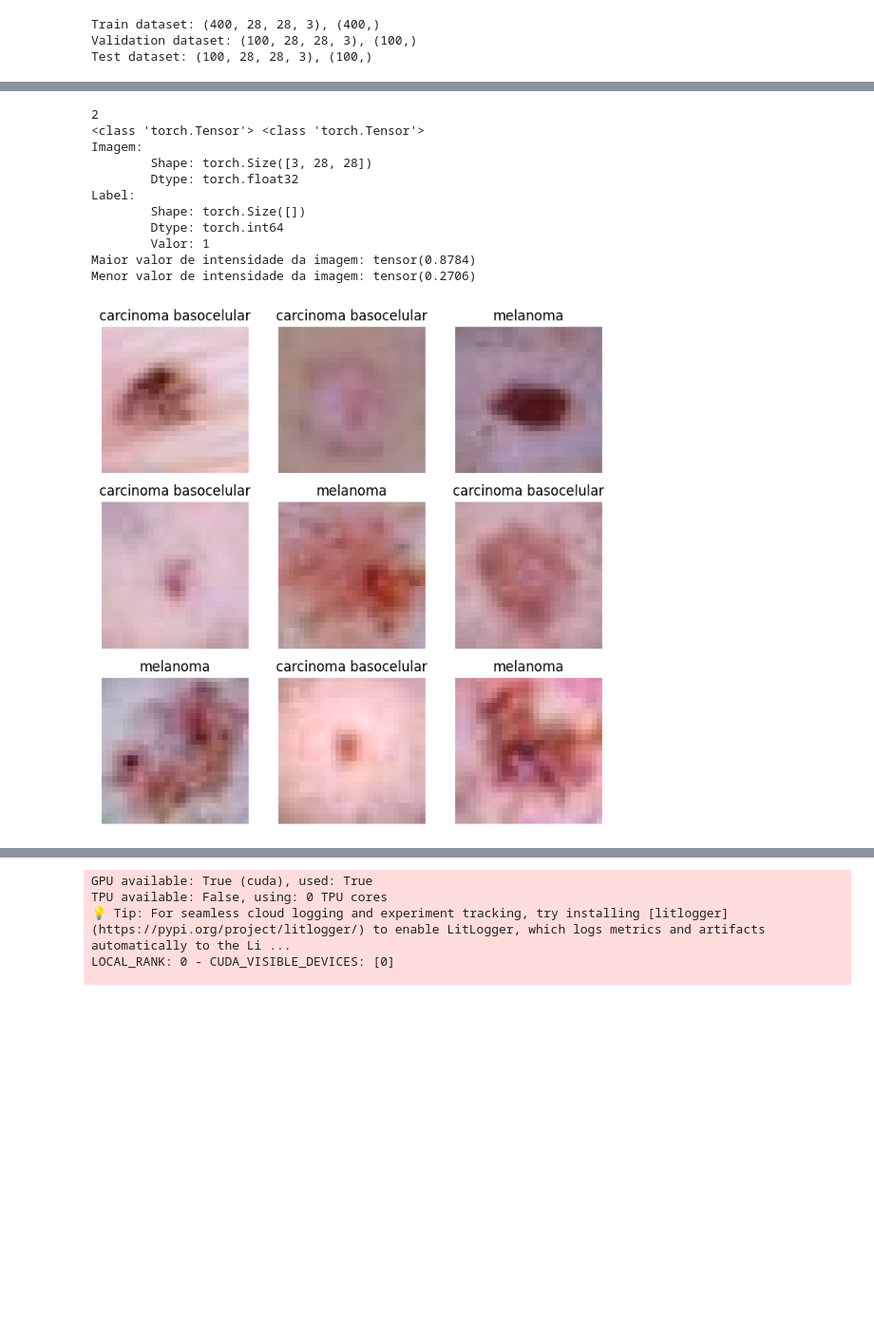
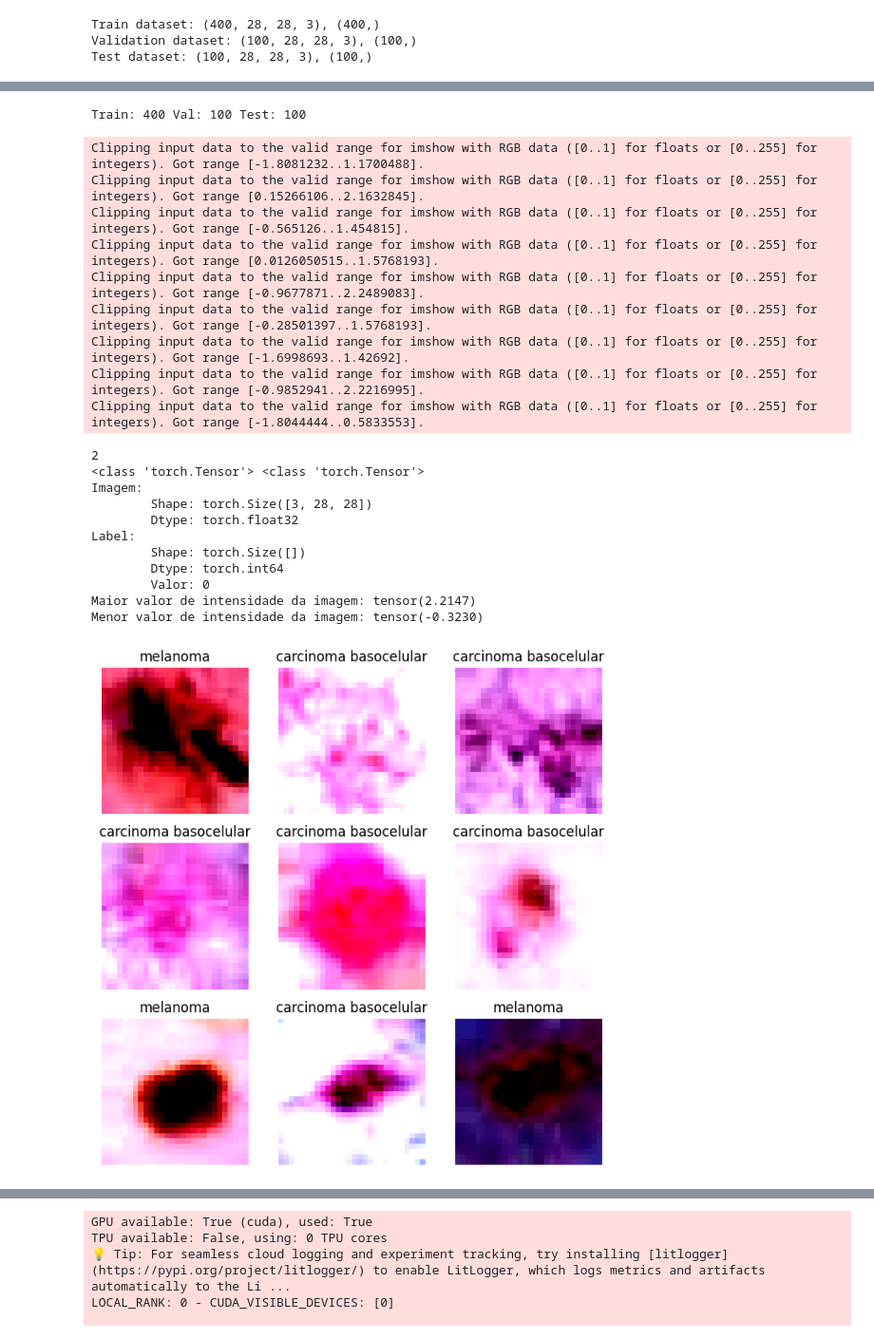
Before and after one commit to UNICAMP-EA979/2026s1-pi05-cnn-leticialopesms, a Jupyter notebook: Atividade.ipynb, the cells around one changed output, grey strips where cells are left out. Shown at 95% size. Drawn from its saved outputs; the diff is of its cells as text; code cells hidden in the pictures; blank space fills up the shorter version.

```diff
--- a/Atividade.ipynb
+++ b/Atividade.ipynb
@@ -792,41 +745,85 @@ Train: 400 Val: 100 Test: 100
+# %%
+data_transforms = {
+    'train': transforms.Compose([
+        # Transformações geométricas
+        transforms.RandomHorizontalFlip(p=0.5), # Flip horizontal
+        transforms.RandomVerticalFlip(p=0.5),   # Flip vertical
+        # Transformação de intensidade
+        transforms.ColorJitter(brightness=0.2, contrast=0.2, saturation=0.1),  # Variação de iluminação
+        transforms.ConvertImageDtype(torch.float32),    # Garante que as imagens sejam float32
+        transforms.Normalize([0.485, 0.456, 0.406], [0.229, 0.224, 0.225])  # Normalização ImageNet
+    ]),
+    'val': transforms.Compose([
+        transforms.ConvertImageDtype(torch.float32),
+        transforms.Normalize([0.485, 0.456, 0.406], [0.229, 0.224, 0.225])
+    ]),
+    'test': transforms.Compose([
+        transforms.ConvertImageDtype(torch.float32),
+        transforms.Normalize([0.485, 0.456, 0.406], [0.229, 0.224, 0.225])
+    ])
+}
+
+train_dataset = DermaMNISTBinaryDataset(split="train", transform=data_transforms["train"])
+val_dataset   = DermaMNISTBinaryDataset(split="val",   transform=data_transforms["val"])
+test_dataset  = DermaMNISTBinaryDataset(split="test",  transform=data_transforms["test"])
+
+train_dataloader = DataLoader(train_dataset, batch_size=32, shuffle=True, num_workers=0)
+val_dataloader   = DataLoader(val_dataset, batch_size=32, shuffle=False, num_workers=0)
+test_dataloader  = DataLoader(test_dataset, batch_size=32, shuffle=False, num_workers=0)
+
+print("Train:", len(train_dataset), "Val:", len(val_dataset), "Test:", len(test_dataset))
+# %% [output]
+Train: 400 Val: 100 Test: 100
 # %%
 # Checando informações de uma amostra de treinamento
 training_example = random.choice(train_dataset)
 print(len(training_example))
 print(type(training_example[0]), type(training_example[1]))
 print("Imagem:")
 print(f"\tShape: {training_example[0].shape}")
 print(f"\tDtype: {training_example[0].dtype}")
 print(f"Label:")
 print(f"\tShape: {training_example[1].shape}")
 print(f"\tDtype: {training_example[1].dtype}")
 print(f"\tValor: {training_example[1].item()}")
 print('Maior valor de intensidade da imagem:', torch.max(training_example[0]))
 print('Menor valor de intensidade da imagem:', torch.min(training_example[0]))
 
 # Visualizando algumas imagens e labels do conjunto de treinamento
 figure = plt.figure(figsize=(8, 8))
 cols, rows = 3, 3
 for i in range(1, cols * rows + 1):
     img, label = random.choice(train_dataset)
     plt.subplot(rows, cols, i)
     plt.title(class_names[int(label)])
     plt.axis("off")
     # Convertendo o tensor para PIL Image para melhor visualização
     # A imagem é automaticamente convertida para uint8 e normalizada para o intervalo [0, 255]
-    img_pil = F.to_pil_image(img, mode="RGB")
-    plt.imshow(img_pil)
+    # img = F.to_pil_image(img, mode="RGB")
+    if type(img) == torch.Tensor:
+        # img = F.to_pil_image(img, mode="RGB")
+        img = img.permute(1, 2, 0).numpy()  # Convertendo de (C, H, W) para (H, W, C)
+    plt.imshow(img)
 plt.show()
 # %% [output]
-2
-<class 'torch.Tensor'> <class 'torch.Tensor'>
-Imagem:
-        Shape: torch.Size([3, 28, 28])
-        Dtype: torch.float32
-Label:
-        Shape: torch.Size([])
-        Dtype: torch.int64
-        Valor: 1
-Maior valor de intensidade da imagem: tensor(0.8784)
-Menor valor de intensidade da imagem: tensor(0.2706)
+Clipping input data to the valid range for imshow with RGB data ([0..1] for floats or [0..255] for integers). Got range [-1.8081232..1.1700488].
+Clipping input data to the valid range for imshow with RGB data ([0..1] for floats or [0..255] for integers). Got range [0.15266106..2.1632845].
+Clipping input data to the valid range for imshow with RGB data ([0..1] for floats or [0..255] for integers). Got range [-0.565126..1.454815].
+Clipping input data to the valid range for imshow with RGB data ([0..1] for floats or [0..255] for integers). Got range [0.0126050515..1.5768193].
+Clipping input data to the valid range for imshow with RGB data ([0..1] for floats or [0..255] for integers). Got range [-0.9677871..2.2489083].
+Clipping input data to the valid range for imshow with RGB data ([0..1] for floats or [0..255] for integers). Got range [-0.28501397..1.5768193].
+Clipping input data to the valid range for imshow with RGB data ([0..1] for floats or [0..255] for integers). Got range [-1.6998693..1.42692].
+Clipping input data to the valid range for imshow with RGB data ([0..1] for floats or [0..255] for integers). Got range [-0.9852941..2.2216995].
+Clipping input data to the valid range for imshow with RGB data ([0..1] for floats or [0..255] for integers). Got range [-1.8044444..0.5833553].
+2
+<class 'torch.Tensor'> <class 'torch.Tensor'>
+Imagem:
+        Shape: torch.Size([3, 28, 28])
+        Dtype: torch.float32
+Label:
+        Shape: torch.Size([])
+        Dtype: torch.int64
+        Valor: 0
+Maior valor de intensidade da imagem: tensor(2.2147)
+Menor valor de intensidade da imagem: tensor(-0.3230)
-[figure, old version]
+[figure, new version]
```
Also changed, not shown: parts of 30 cells of this notebook, 5 other files.
